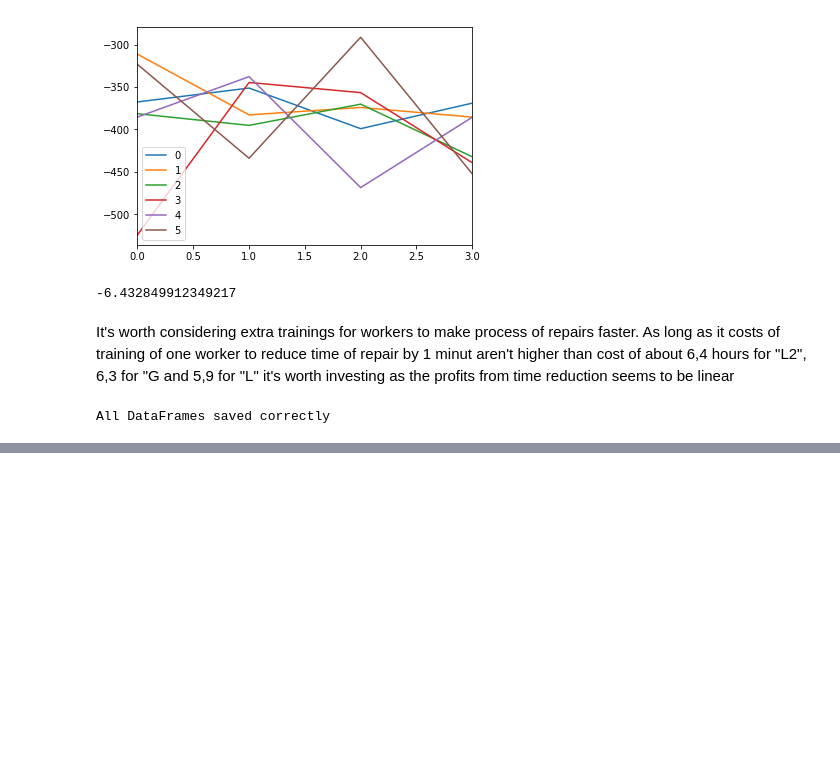
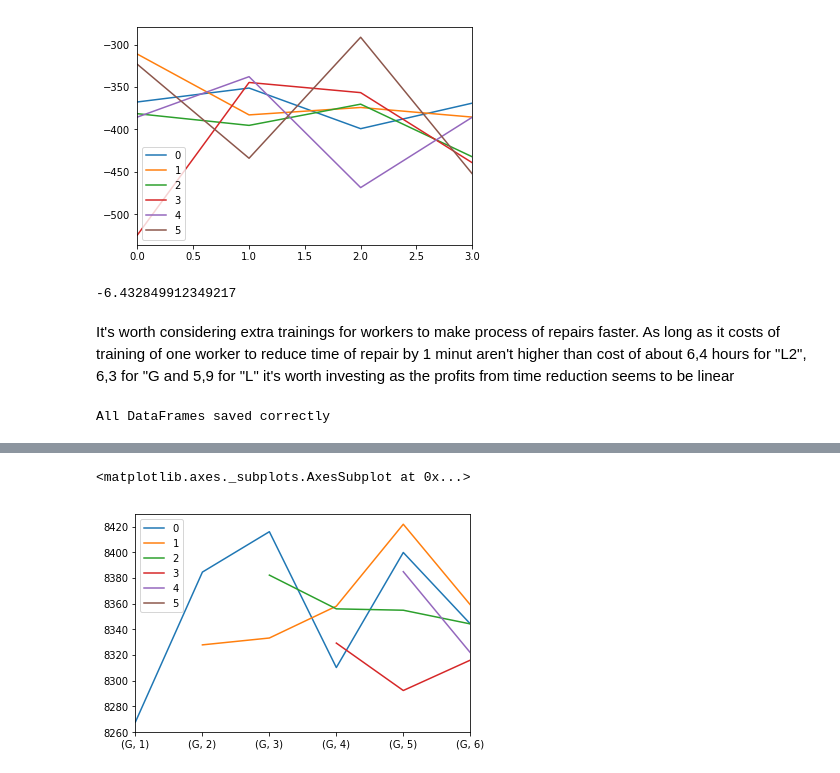
Before and after one commit to puchmichal/ZMS, a Jupyter notebook: project_2/simulation.ipynb, the cells around one changed output, grey strips where cells are left out. Drawn from its saved outputs; the diff is of its cells as text; code cells hidden in the pictures; blank space fills up the shorter version.

```diff
--- a/project_2/simulation.ipynb
+++ b/project_2/simulation.ipynb
@@ -400,0 +458,5 @@ All DataFrames saved correctly
+# %%
+df_machine_reduction.iloc[6:12,:].plot()
+# %% [output]
+<matplotlib.axes._subplots.AxesSubplot at 0x...>
+[figure, added]
```
Also changed, not shown: parts of 18 cells of this notebook, 2 other files.
